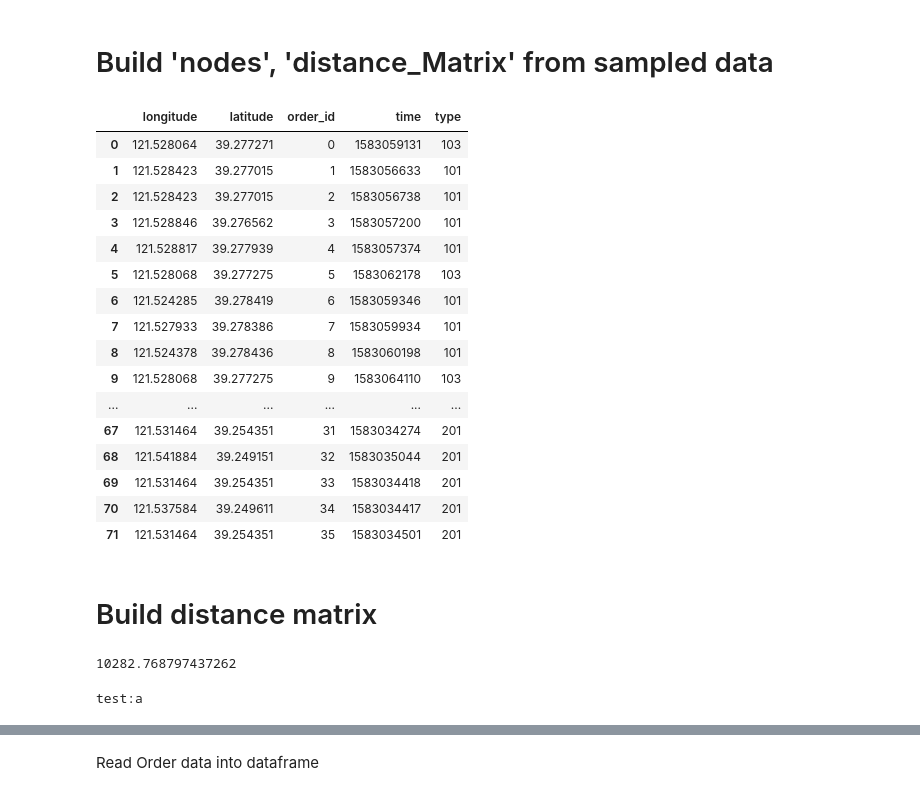
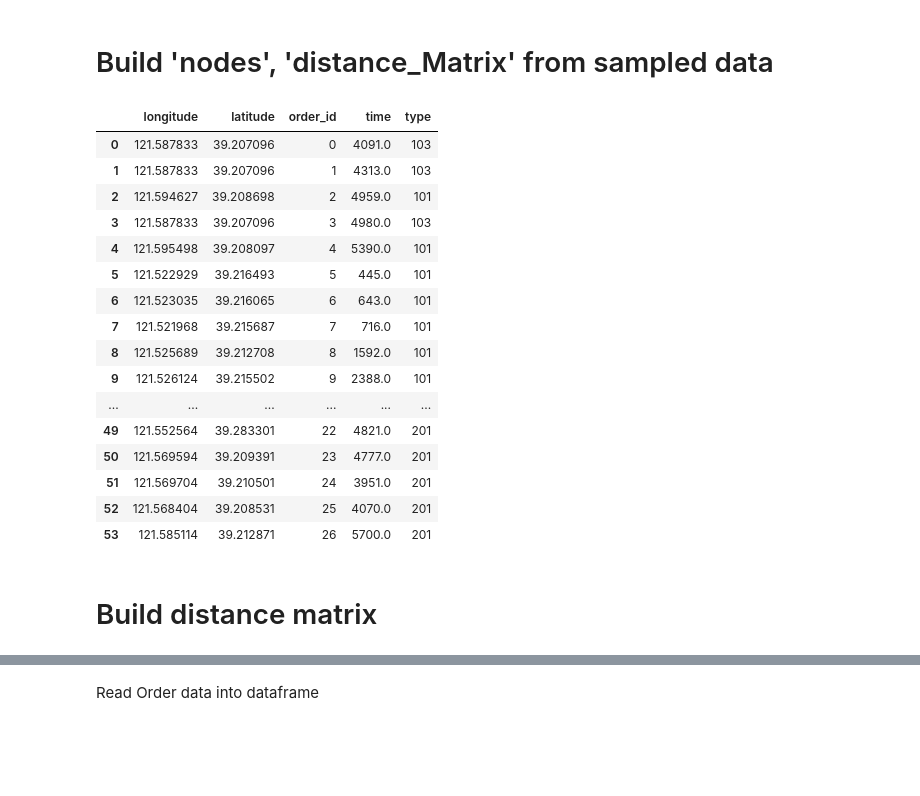
Before and after one commit to karlz97/DroneResupplyHeurisyic, a Jupyter notebook: elemeDataExplore.ipynb, the cells around one changed output, grey strips where cells are left out. Cells and saved outputs as stored; diff of their text form; code cells hidden in the pictures; blank space fills up the shorter version.

```diff
--- a/elemeDataExplore.ipynb
+++ b/elemeDataExplore.ipynb
@@ -30,7 +56,13 @@ plt.scatter(data['deliver_lng'],data['deliver_lat'],s=0.5, c='r')
 # %% [markdown]
 ### Zoning and Sample a small batch of orders as a case
 # %%
-def zoning_from_date(data, lng1, lng2, lat1, lat2):
+def time_narrowing_data(data, start, range):
+    data.loc[:,'estimate_pick_time'] -= start
+    data.loc[:,'promise_deliver_time'] -= start
+    narrowed_data = data[(data['estimate_pick_time'] > 0) & (data['estimate_pick_time'] < range)].copy(deep = True)
+    return narrowed_data
+
+def zoning_from_data(data, lng1, lng2, lat1, lat2):
     data = data.drop(columns= ['tracking_id', 'weather_grade', 'create_time', 'confirm_time', 'assigned_time', 'aoi_id'])
     zoned_data = data[(lng1 <= data['pick_lng']) &
                       (lng2 >= data['pick_lng']) &
@@ -53,13 +85,15 @@ def sample_from_data(data, case_num, courier_num):
     return cases
 # %%
 data_section = order_data[order_data['wave_index'] == 1]
-courier_num = 5
+courier_num = 7
 case_num = 2
 # divide a group of cases in a specific area by specify longitude and latitude.
-llgt1 = (121.50, 121.57, 39.225, 39.3)
-cases = sample_from_data(zoning_from_date(data_section,*llgt1), case_num, courier_num)
-data = cases[1]
-plt.scatter(data['pick_lng'],data['pick_lat'],s=1)
-plt.scatter(data['deliver_lng'],data['deliver_lat'],s=1, c='r')
-data
+llgt1 = (121.5, 121.6, 39.2, 39.3)
+timespan = (1.583e9+32000,7200)
+span_data = time_narrowing_data(data_section,*timespan)
+cases = sample_from_data(zoning_from_data(span_data,*llgt1), case_num, courier_num)
+data = cases[0]
+# plt.scatter(data['pick_lng'],data['pick_lat'],s=1)
+# plt.scatter(data['deliver_lng'],data['deliver_lat'],s=1, c='r')
+data['promise_deliver_time'] - data['estimate_pick_time']
 # %% [output]
@@ -84,47 +127,49 @@ data
 # %% [markdown]
 # Build 'nodes', 'distance_Matrix' from sampled data
 # %%
-def generate_nodes_data(data):
+   def generate_nodes_data(data):
     nodes_data = data[['pick_lng','pick_lat','deliver_lng','deliver_lat','promise_deliver_time','estimate_pick_time','shop_id']].copy()
     nodes_data.loc[:,'order_id'] = range(0,len(data))
 
     # ----- rstr_data ------
     rstr_data = nodes_data[['pick_lng','pick_lat','order_id','estimate_pick_time','shop_id']].rename(columns={'pick_lng':'longitude','pick_lat':'latitude','estimate_pick_time':'time'})
     rstr_data['type'] = 101
     # pick n drone-base
     order_per_shop = data.groupby(['shop_id']).count()
     drone_base_list = order_per_shop.sort_values(by=['wave_index'],ascending = False)[0:3].index.tolist()
     rstr_data.loc[rstr_data['shop_id'].isin(drone_base_list),'type'] = 103
     rstr_data.drop(columns=['shop_id'], inplace=True)
 
     # ----- cstm_data ------
     cstm_data = nodes_data[['deliver_lng','deliver_lat','order_id','promise_deliver_time']].rename(columns={'deliver_lng':'longitude','deliver_lat':'latitude','promise_deliver_time':'time'})
     cstm_data['type'] = 201
 
     # ----- concat_data -----
     nodes_data = pd.concat([rstr_data,cstm_data])
     nodes_data.reset_index(drop=True, inplace=True)
     return nodes_data
-nodes_data = generate_nodes_data(data)
+
+nodes_data = generate_nodes_data(cases[0])
+nodes_data.loc[:,'time'] = nodes_data.loc[:,'time'] - nodes_data.loc[:,'time'].min()
 nodes_data
 # %% [output]
 |  | longitude | latitude | order_id | time | type |
-| 0 | 121.528064 | 39.277271 | 0 | 1583059131 | 103 |
-| 1 | 121.528423 | 39.277015 | 1 | 1583056633 | 101 |
-| 2 | 121.528423 | 39.277015 | 2 | 1583056738 | 101 |
-| 3 | 121.528846 | 39.276562 | 3 | 1583057200 | 101 |
-| 4 | 121.528817 | 39.277939 | 4 | 1583057374 | 101 |
-| 5 | 121.528068 | 39.277275 | 5 | 1583062178 | 103 |
-| 6 | 121.524285 | 39.278419 | 6 | 1583059346 | 101 |
-| 7 | 121.527933 | 39.278386 | 7 | 1583059934 | 101 |
-| 8 | 121.524378 | 39.278436 | 8 | 1583060198 | 101 |
-| 9 | 121.528068 | 39.277275 | 9 | 1583064110 | 103 |
+| 0 | 121.587833 | 39.207096 | 0 | 4091.0 | 103 |
+| 1 | 121.587833 | 39.207096 | 1 | 4313.0 | 103 |
+| 2 | 121.594627 | 39.208698 | 2 | 4959.0 | 101 |
+| 3 | 121.587833 | 39.207096 | 3 | 4980.0 | 103 |
+| 4 | 121.595498 | 39.208097 | 4 | 5390.0 | 101 |
+| 5 | 121.522929 | 39.216493 | 5 | 445.0 | 101 |
+| 6 | 121.523035 | 39.216065 | 6 | 643.0 | 101 |
+| 7 | 121.521968 | 39.215687 | 7 | 716.0 | 101 |
+| 8 | 121.525689 | 39.212708 | 8 | 1592.0 | 101 |
+| 9 | 121.526124 | 39.215502 | 9 | 2388.0 | 101 |
 | ... | ... | ... | ... | ... | ... |
-| 67 | 121.531464 | 39.254351 | 31 | 1583034274 | 201 |
-| 68 | 121.541884 | 39.249151 | 32 | 1583035044 | 201 |
-| 69 | 121.531464 | 39.254351 | 33 | 1583034418 | 201 |
-| 70 | 121.537584 | 39.249611 | 34 | 1583034417 | 201 |
-| 71 | 121.531464 | 39.254351 | 35 | 1583034501 | 201 |
+| 49 | 121.552564 | 39.283301 | 22 | 4821.0 | 201 |
+| 50 | 121.569594 | 39.209391 | 23 | 4777.0 | 201 |
+| 51 | 121.569704 | 39.210501 | 24 | 3951.0 | 201 |
+| 52 | 121.568404 | 39.208531 | 25 | 4070.0 | 201 |
+| 53 | 121.585114 | 39.212871 | 26 | 5700.0 | 201 |
 # %% [markdown]
 # Build distance matrix
 # %%
@@ -175,15 +219,3 @@ def cal_vehicle_matrix(nodes, vehicle_speed, vehicle_type='truck'):
         else:
             lenthMatrix[i,i] = M
     return lenthMatrix
-# %%
-cal_vehicle_matrix(nodes_data,10)
-drone_distance(121.50, 39.225, 121.57 , 39.3)
-# %% [output]
-10282.768797437262
-# %%
-def test1(kk):
-    print("test:" + str(kk))
-a = test1
-a('a')
-# %% [output]
-test:a
```
Also changed, not shown: parts of 9 cells of this notebook, 12 other files.
